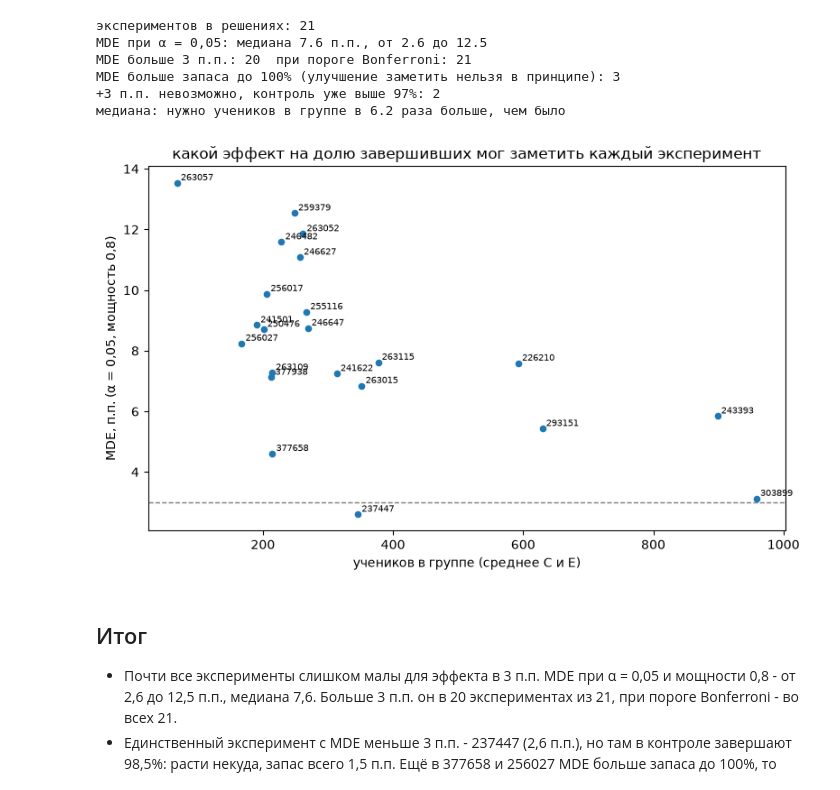
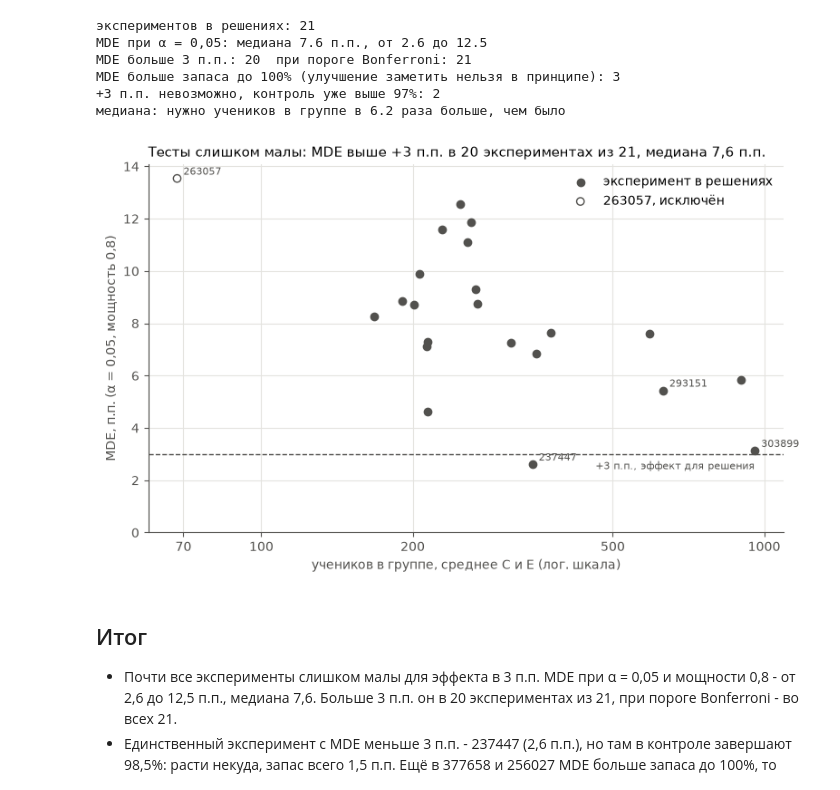
Before and after one commit to artyombelyaev/assistments-ab-tests, a Jupyter notebook: notebooks/04_power.ipynb, the cells around one changed output. Cells and saved outputs as stored; diff of their text form; code cells hidden in the pictures.

```diff
--- a/notebooks/04_power.ipynb
+++ b/notebooks/04_power.ipynb
@@ -74,18 +75,31 @@ MDE больше запаса до 100% (улучшение заметить н
 +3 п.п. невозможно, контроль уже выше 97%: 2
 медиана: нужно учеников в группе в 6.2 раза больше, чем было
 # %%
+d = pw[pw.in_decisions]
+x = pw[~pw.in_decisions]
+n_over = (d.mde > TARGET).sum()
 fig, ax = plt.subplots(figsize=(8, 5))
-d = pw.sort_values("mde")
-ax.scatter(d.n_actual, 100 * d.mde, s=20)
-for r in d.itertuples():
-    ax.annotate(str(r.experiment_id), (r.n_actual, 100 * r.mde), fontsize=7, xytext=(3, 2), textcoords="offset points")
-ax.axhline(100 * TARGET, color="grey", linestyle="--", linewidth=1)
-ax.set_xlabel("учеников в группе (среднее C и E)")
+ax.scatter(d.n_actual, 100 * d.mde, s=36, color=plots.INK, label="эксперимент в решениях")
+ax.scatter(x.n_actual, 100 * x.mde, s=36, facecolors="none", edgecolors=plots.INK, label="263057, исключён")
+for r in pw[pw.experiment_id.isin([237447, 303899, 263057, 293151])].itertuples():
+    ax.annotate(str(r.experiment_id), (r.n_actual, 100 * r.mde), fontsize=8, color=plots.INK,
+                xytext=(5, 3), textcoords="offset points")
+ax.axhline(100 * TARGET, color=plots.INK, linestyle="--", linewidth=1)
+ax.annotate("+3 п.п., эффект для решения", (pw.n_actual.max(), 100 * TARGET), fontsize=8, color=plots.INK,
+            xytext=(0, -12), textcoords="offset points", ha="right")
+ax.set_xscale("log")
+ax.set_xticks([70, 100, 200, 500, 1000], ["70", "100", "200", "500", "1000"])
+ax.minorticks_off()
+ax.set_ylim(0, None)
+ax.set_xlabel("учеников в группе, среднее C и E (лог. шкала)")
 ax.set_ylabel("MDE, п.п. (α = 0,05, мощность 0,8)")
-ax.set_title("какой эффект на долю завершивших мог заметить каждый эксперимент")
+ax.legend(loc="upper right")
+median = f"{100 * d.mde.median():.1f}".replace(".", ",")
+ax.set_title(f"Тесты слишком малы: MDE выше +3 п.п. в {n_over} экспериментах из {len(d)}, медиана {median} п.п.")
 plt.tight_layout()
+plots.save(fig, "power_mde.png")
 # %% [output]
-[figure, old version]
+[figure, new version]
 # %% [markdown]
 ## Итог
 
```
Also changed, not shown: parts of 1 cell of this notebook, 2 other files.
